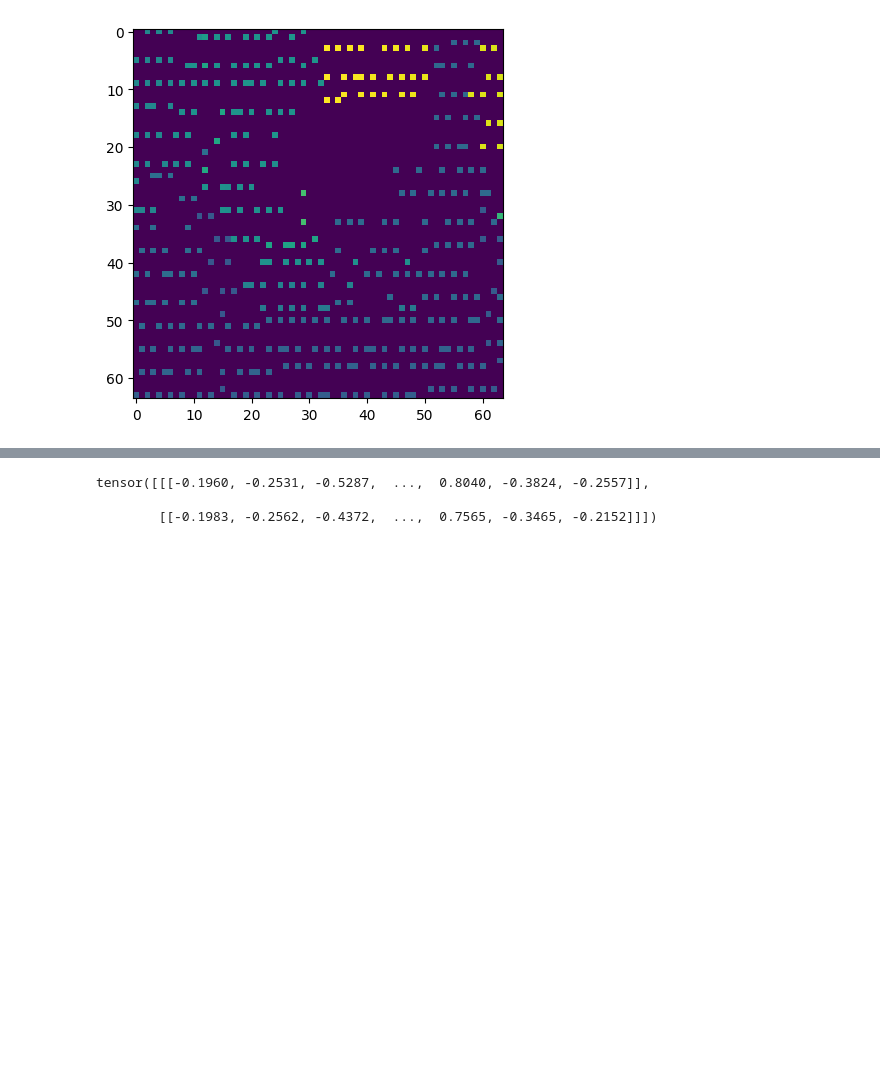
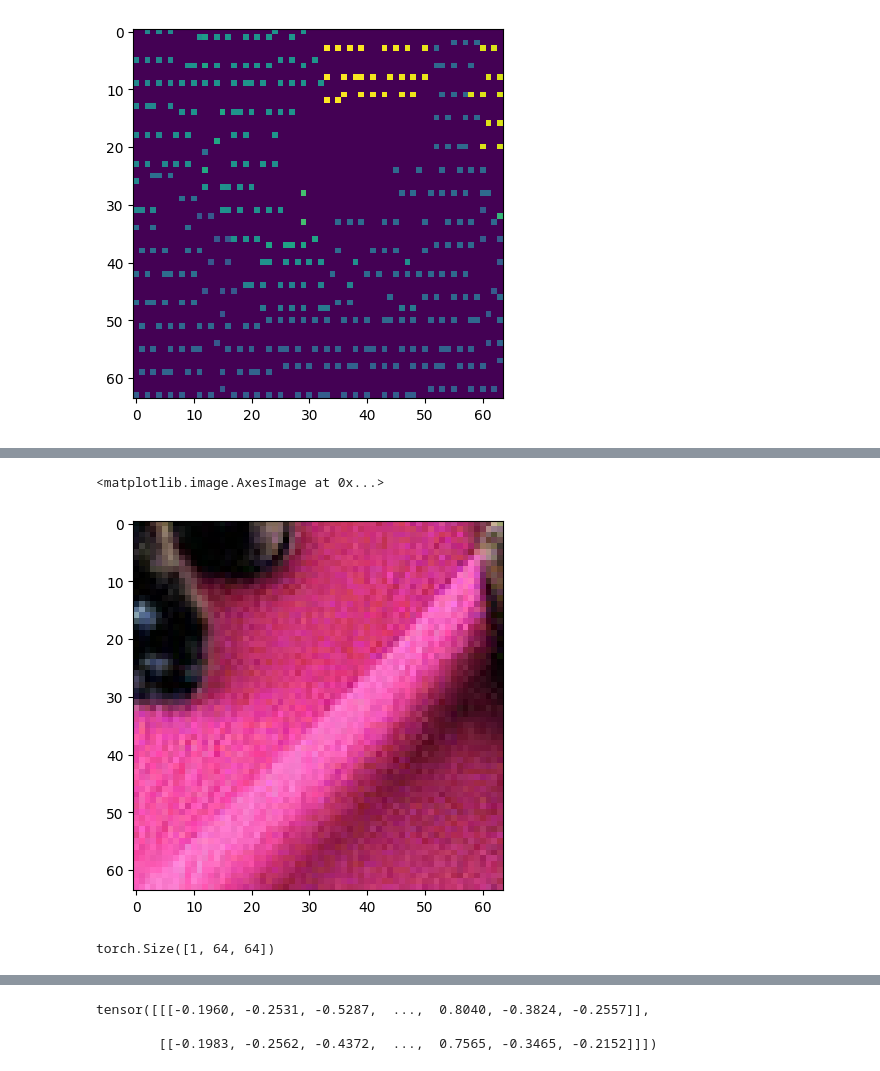
Before and after one commit to kirilllzaitsev/depth_completion_with_diffusion, a Jupyter notebook: rsl_depth_completion/conditional_diffusion/fine-tuning.ipynb, the cells around one changed output, grey strips where cells are left out. Saved outputs shown, nothing was run; the diff lists cells and outputs as text; code cells hidden in the pictures; blank space fills up the shorter version.

```diff
--- a/rsl_depth_completion/conditional_diffusion/fine-tuning.ipynb
+++ b/rsl_depth_completion/conditional_diffusion/fine-tuning.ipynb
@@ -157,0 +181,12 @@ torch.save(rgb_embed, "random_coco_embed.pt")
+# %%
+from rsl_depth_completion.conditional_diffusion.img_utils import center_crop
+
+
+plt.imshow(center_crop(rgb, (64,64), channels_last=True) / 255)
+# %% [output]
+<matplotlib.image.AxesImage at 0x...>
+[figure, added]
+# %%
+eval_batch['input_img'][0].shape
+# %% [output]
+torch.Size([1, 64, 64])
```
Also changed, not shown: parts of 9 cells of this notebook, 7 other files.
